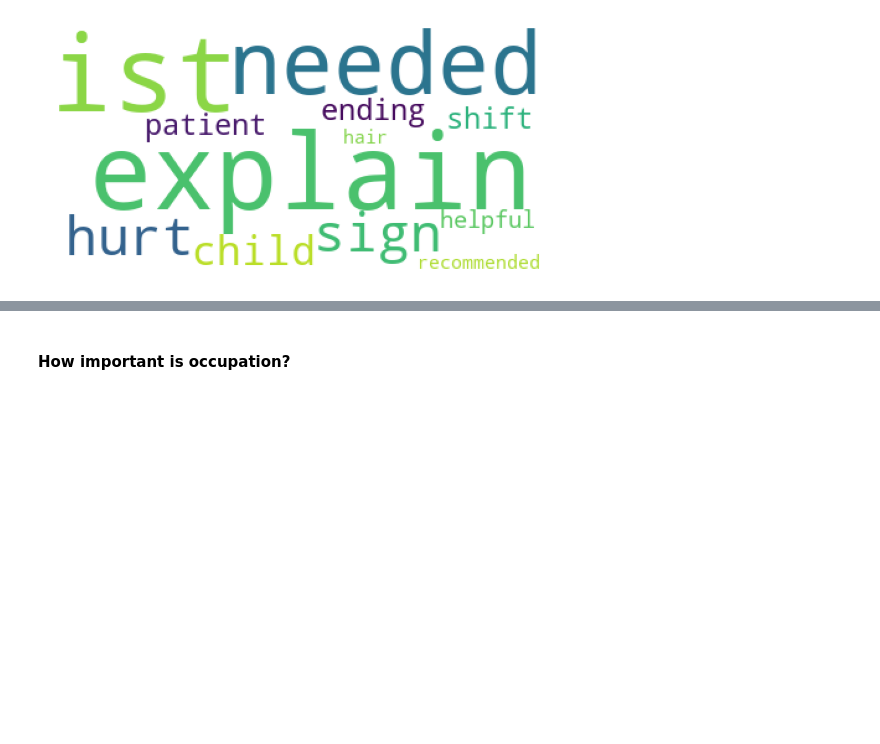
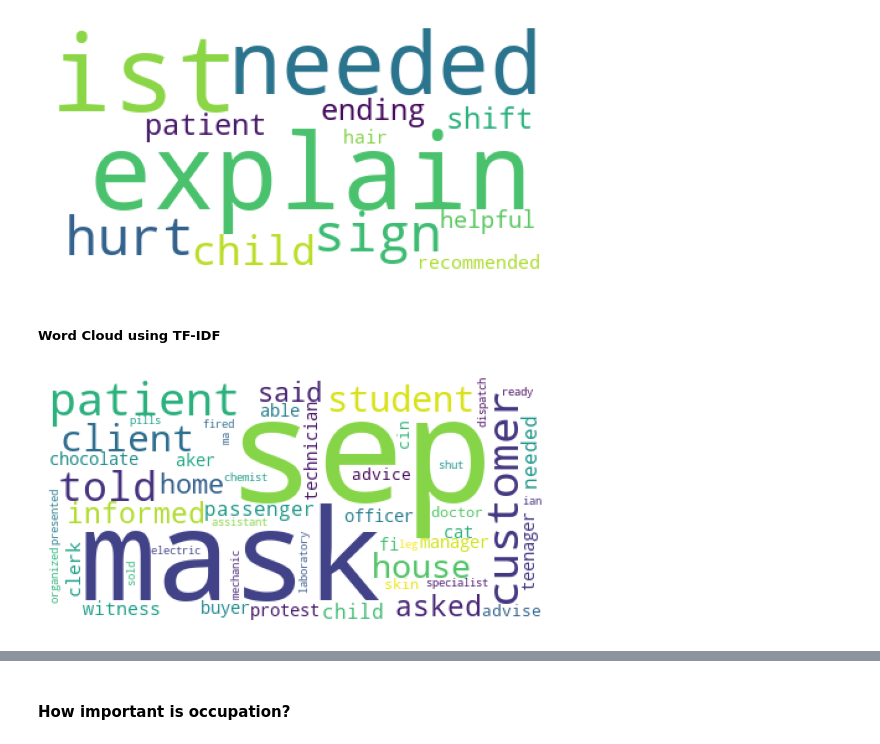
Before and after one commit to msakthiganesh/FairNLP, a Jupyter notebook: fairnlp/Quantifying_AllenNLP_5.ipynb, the cells around one changed output, grey strips where cells are left out. Saved outputs shown, nothing was run; the diff lists cells and outputs as text; code cells hidden in the pictures; blank space fills up the shorter version.

```diff
--- a/fairnlp/Quantifying_AllenNLP_5.ipynb
+++ b/fairnlp/Quantifying_AllenNLP_5.ipynb
@@ -530,3 +539,5 @@ plt.axis("off")
 plt.show()
 # %% [output]
 [figure]
+# %% [markdown]
+##### Word Cloud using TF-IDF
@@ -532,0 +546,22 @@ plt.show()
+# %%
+_important_male_tokens_text, _important_female_tokens_text = [], []
+
+for i, row in enumerate(_important_male_tokens):
+    _important_male_tokens_text.append(" ".join(row).lower())
+
+for i, row in enumerate(_important_female_tokens):
+    _important_female_tokens_text.append(" ".join(row).lower())
+# %%
+vectorizer = TfidfVectorizer(stop_words='english')
+vecs = vectorizer.fit_transform(_important_male_tokens_text)
+feature_names = vectorizer.get_feature_names_out()
+dense = vecs.todense()
+lst1 = dense.tolist()
+_df_male = pd.DataFrame(lst1, columns=feature_names)
+
+male_tfidf_cloud = WordCloud(background_color="white", max_words=50).generate_from_frequencies(_df_male.T.sum(axis=1))
+plt.imshow(male_tfidf_cloud)
+plt.axis("off")
+plt.show()
+# %% [output]
+[figure, added]
```
Also changed, not shown: parts of 6 cells of this notebook.
